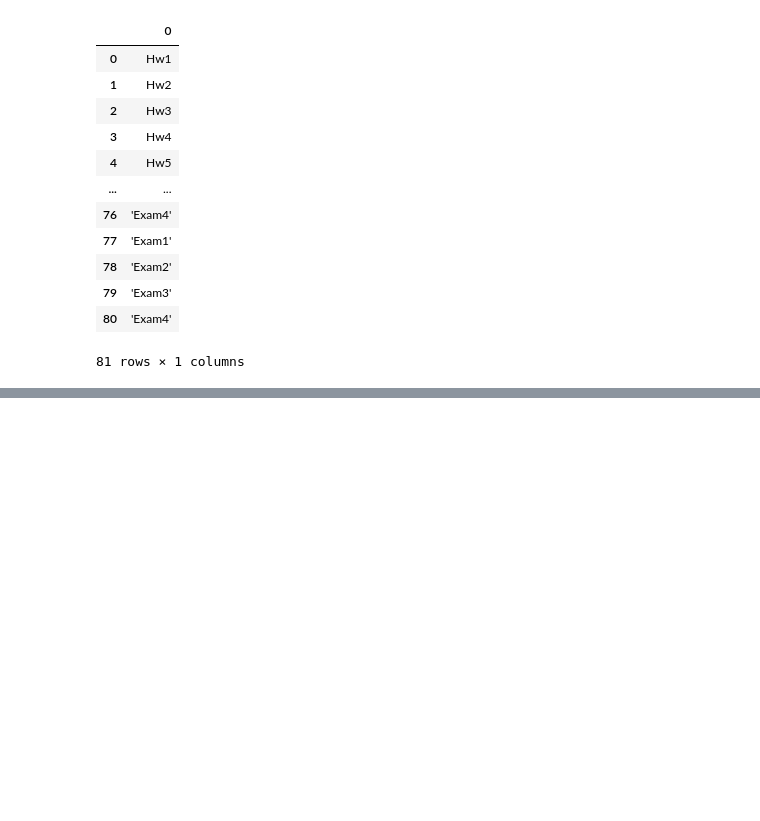
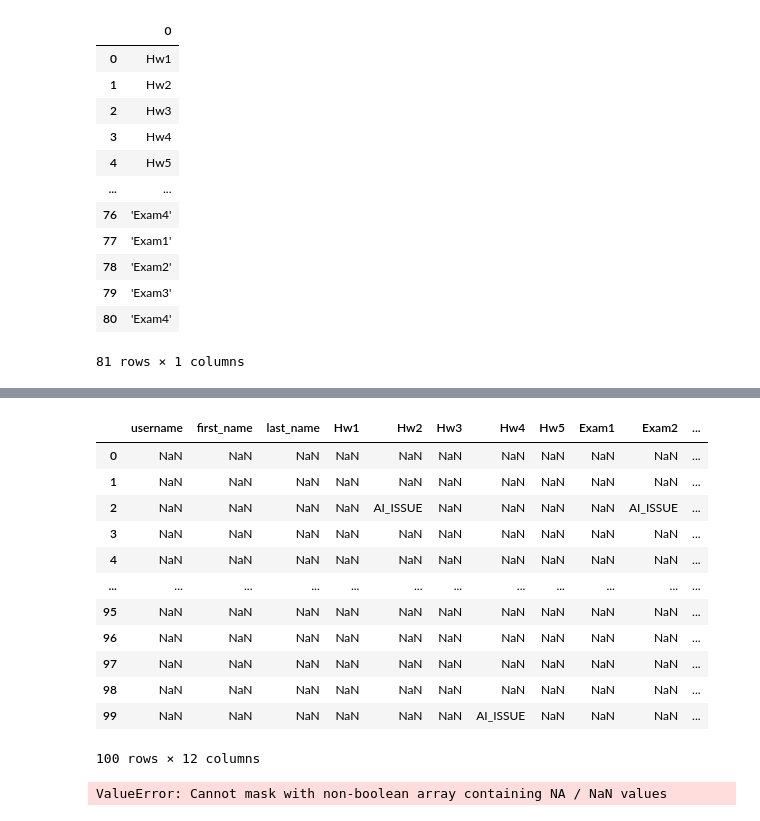
Before and after one commit to pChitral/assignment6, a Jupyter notebook: playground.ipynb, the cells around one changed output, grey strips where cells are left out. Saved outputs shown, nothing was run; the diff lists cells and outputs as text; code cells hidden in the pictures; blank space fills up the shorter version.

Commit message:
trying to fix second last step

```diff
--- a/playground.ipynb
+++ b/playground.ipynb
@@ -983,3 +983,21 @@ testDf
 | 79 | 'Exam3' |
 | 80 | 'Exam4' |
 81 rows × 1 columns
+# %%
+df = pd.read_csv('part2_step5-input.csv')
+
+dfhw2 = df[df.iloc[:,4] == 'AI_ISSUE']
+dfhw3 = df[df.iloc[:,5] == 'AI_ISSUE']
+dfhw4 = df[df.iloc[:,6] == 'AI_ISSUE']
+dfhw5 = df[df.iloc[:,7] == 'AI_ISSUE']
+dfex1 = df[df.iloc[:,8] == 'AI_ISSUE']
+dfex2 = df[df.iloc[:,9] == 'AI_ISSUE']
+dfex3 = df[df.iloc[:,10] == 'AI_ISSUE']
+dfex4 = df[df.iloc[:,11] == 'AI_ISSUE']
+pd5 = pd.concat([dfhw2,dfhw3,dfhw4,dfhw5,dfex1,dfex2,dfex3,dfex4], axis=0)
+pd5['index1'] = pd5.index
+pd6 = pd5.groupby(pd5.columns.tolist(),as_index=False).size()
+pd6.sort_values(by = 'index1',inplace = True)
+#print(pd6)
+pd6 = pd6.rename(columns ={'size':'AI_Count'})
+pd6[['username','first_name','last_name','AI_Count']].reset_index(drop = True)
@@ -985,0 +1018,29 @@ testDf
+# %%
+df_columns = list(df.columns)
+df_columns
+
+# for i in range(3, len(df_columns)):
+#     print(df_columns[i])
+
+mask_ai = df[df[df_columns[3:]] == "AI_ISSUE"]
+mask_ai
+# %% [output]
+|  | username | first_name | last_name | Hw1 | Hw2 | Hw3 | Hw4 | Hw5 | Exam1 | Exam2 | ... |
+| 0 | NaN | NaN | NaN | NaN | NaN | NaN | NaN | NaN | NaN | NaN | ... |
+| 1 | NaN | NaN | NaN | NaN | NaN | NaN | NaN | NaN | NaN | NaN | ... |
+| 2 | NaN | NaN | NaN | NaN | AI_ISSUE | NaN | NaN | NaN | NaN | AI_ISSUE | ... |
+| 3 | NaN | NaN | NaN | NaN | NaN | NaN | NaN | NaN | NaN | NaN | ... |
+| 4 | NaN | NaN | NaN | NaN | NaN | NaN | NaN | NaN | NaN | NaN | ... |
+| ... | ... | ... | ... | ... | ... | ... | ... | ... | ... | ... | ... |
+| 95 | NaN | NaN | NaN | NaN | NaN | NaN | NaN | NaN | NaN | NaN | ... |
+| 96 | NaN | NaN | NaN | NaN | NaN | NaN | NaN | NaN | NaN | NaN | ... |
+| 97 | NaN | NaN | NaN | NaN | NaN | NaN | NaN | NaN | NaN | NaN | ... |
+| 98 | NaN | NaN | NaN | NaN | NaN | NaN | NaN | NaN | NaN | NaN | ... |
+| 99 | NaN | NaN | NaN | NaN | NaN | NaN | AI_ISSUE | NaN | NaN | NaN | ... |
+100 rows × 12 columns
+# %%
+masko = df["Hw2"].str.contains("AI_ISSUE")
+df = df[masko]
+df
+# %% [output]
+ValueError: Cannot mask with non-boolean array containing NA / NaN values
```
Also changed, not shown: parts of 1 cell of this notebook.
